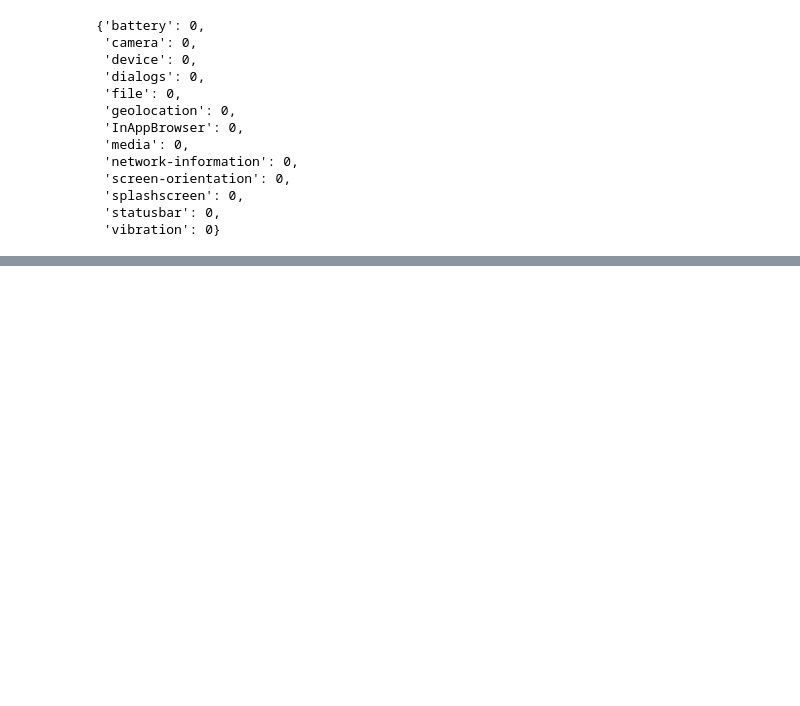
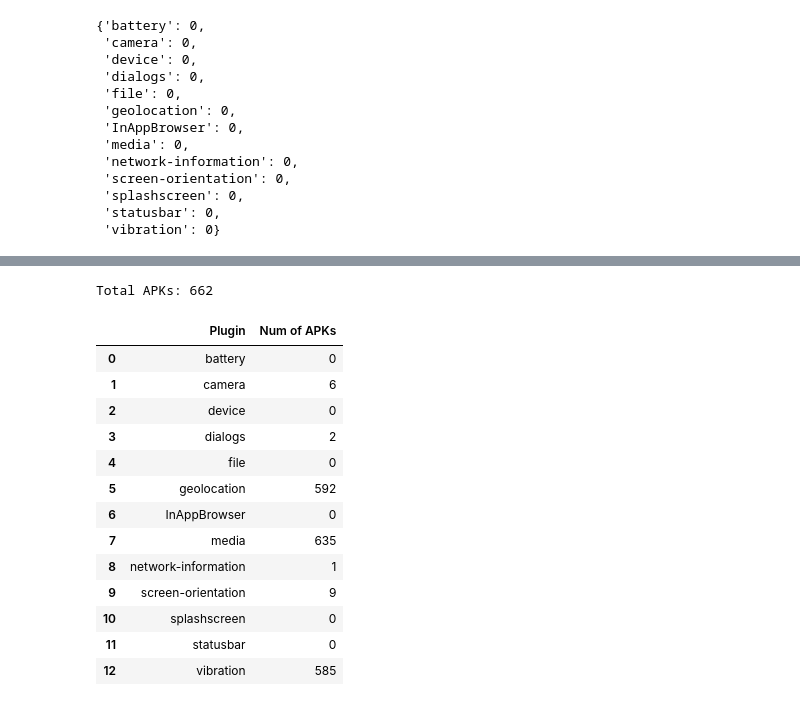
Before and after one commit to allensun623/Android-Security-Analysis, a Jupyter notebook: apk_analysis/api_calls_analysis/api_calls.ipynb, the cells around one changed output, grey strips where cells are left out. Saved outputs shown, nothing was run; the diff lists cells and outputs as text; code cells hidden in the pictures; blank space fills up the shorter version.

Commit message:
present the result

```diff
--- a/apk_analysis/api_calls_analysis/api_calls.ipynb
+++ b/apk_analysis/api_calls_analysis/api_calls.ipynb
@@ -161,0 +162,26 @@ Found 585/662 samples used the provided methods for the plugin vibration
+# %%
+# Present the result
+c_plugins = d_plugins_cnt.keys()
+c_apks_cnt = d_plugins_cnt.values()
+d_result = {
+    "Plugin": c_plugins,
+    "Num of APKs": c_apks_cnt
+}
+print(f'Total APKs: {df_temp.shape[0]}')
+pd.DataFrame.from_dict(d_result)
+# %% [output]
+Total APKs: 662
+|  | Plugin | Num of APKs |
+| 0 | battery | 0 |
+| 1 | camera | 6 |
+| 2 | device | 0 |
+| 3 | dialogs | 2 |
+| 4 | file | 0 |
+| 5 | geolocation | 592 |
+| 6 | InAppBrowser | 0 |
+| 7 | media | 635 |
+| 8 | network-information | 1 |
+| 9 | screen-orientation | 9 |
+| 10 | splashscreen | 0 |
+| 11 | statusbar | 0 |
+| 12 | vibration | 585 |
```
Also changed, not shown: parts of 3 cells of this notebook, 1 other file.
